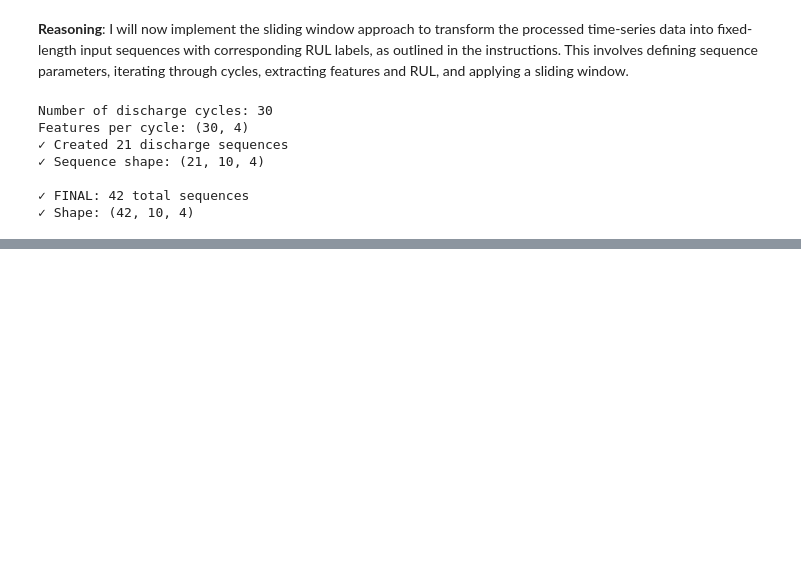
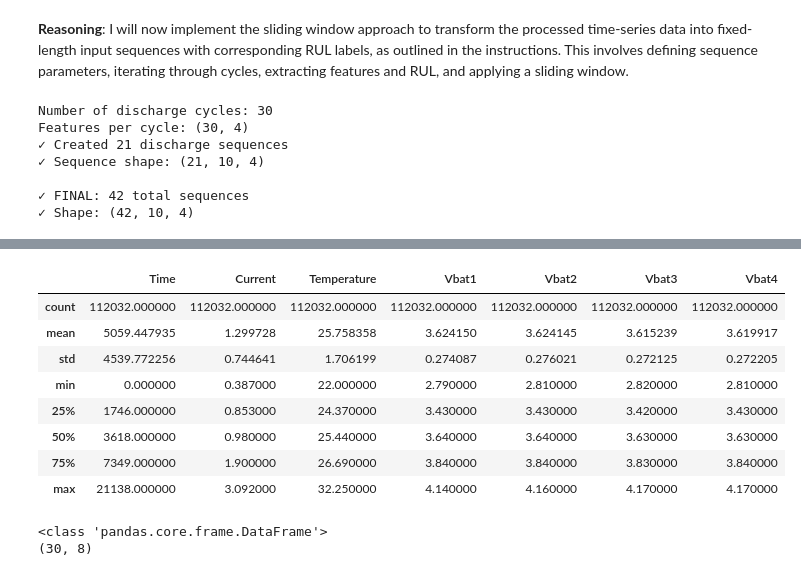
Before and after one commit to maanass007-star/Lifestyle-Aware-Forecasting-of-Battery-Remaining-Useful-Life-Trends-Using-a-CNN-GRU-Hybrid-Model, a Jupyter notebook: RUL (2).ipynb, the cells around one changed output, grey strips where cells are left out. Saved outputs shown, nothing was run; the diff lists cells and outputs as text; code cells hidden in the pictures; blank space fills up the shorter version.

```diff
--- a/RUL (2).ipynb
+++ b/RUL (2).ipynb
@@ -602,0 +660,20 @@ print(f"✓ Test: {X_test.shape}, Labels: {y_test.shape}")
+# %%
+processed_discharge.describe()
+# %% [output]
+|  | Time | Current | Temperature | Vbat1 | Vbat2 | Vbat3 | Vbat4 |
+| count | 112032.000000 | 112032.000000 | 112032.000000 | 112032.000000 | 112032.000000 | 112032.000000 | 112032.000000 |
+| mean | 5059.447935 | 1.299728 | 25.758358 | 3.624150 | 3.624145 | 3.615239 | 3.619917 |
+| std | 4539.772256 | 0.744641 | 1.706199 | 0.274087 | 0.276021 | 0.272125 | 0.272205 |
+| min | 0.000000 | 0.387000 | 22.000000 | 2.790000 | 2.810000 | 2.820000 | 2.810000 |
+| 25% | 1746.000000 | 0.853000 | 24.370000 | 3.430000 | 3.430000 | 3.420000 | 3.430000 |
+| 50% | 3618.000000 | 0.980000 | 25.440000 | 3.640000 | 3.640000 | 3.630000 | 3.630000 |
+| 75% | 7349.000000 | 1.900000 | 26.690000 | 3.840000 | 3.840000 | 3.830000 | 3.840000 |
+| max | 21138.000000 | 3.092000 | 32.250000 | 4.140000 | 4.160000 | 4.170000 | 4.170000 |
+# %%
+print(type(cycle_df))
+print(cycle_df.shape)
+cycle_df.head()
+cycle_df.to_csv("processed_cycle_data.csv", index=False)
+# %% [output]
+<class 'pandas.core.frame.DataFrame'>
+(30, 8)
```
Also changed, not shown: parts of 6 cells of this notebook, 2 other files.
